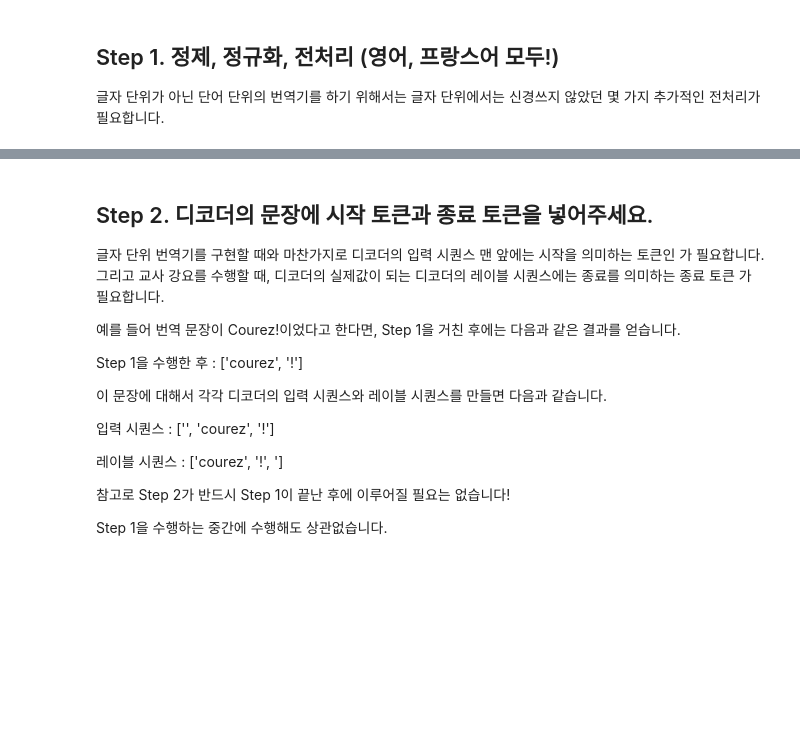
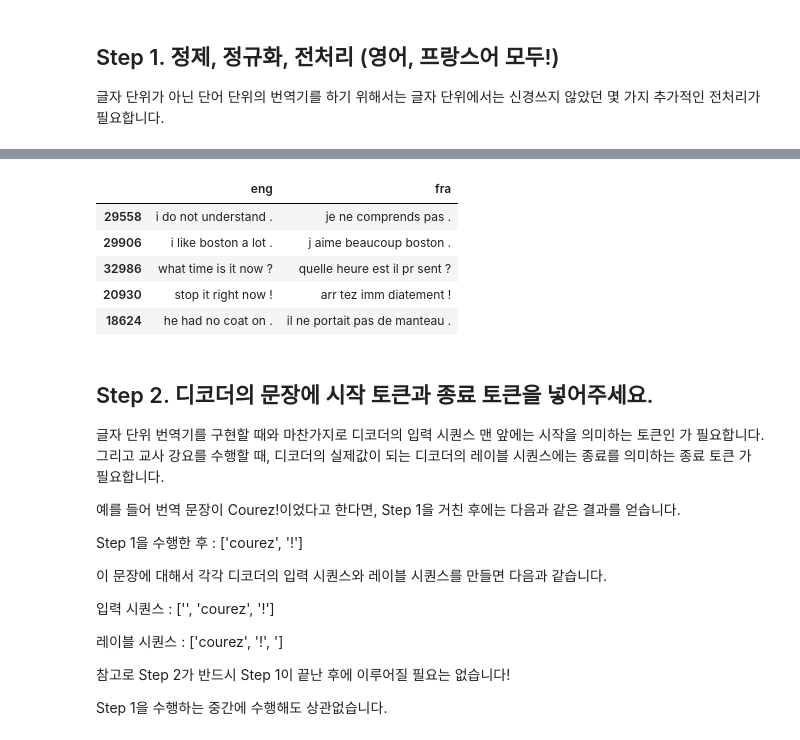
Before and after one commit to YesicaKim/E15_translator_seq2seq, a Jupyter notebook: E15_translator_seq2seq.ipynb, the cells around one changed output, grey strips where cells are left out. Drawn from its saved outputs; the diff is of its cells as text; code cells hidden in the pictures; blank space fills up the shorter version.

```diff
--- a/E15_translator_seq2seq.ipynb
+++ b/E15_translator_seq2seq.ipynb
@@ -497,8 +526,0 @@ lines.sample(5)
-# %%
-for idx, sentence in enumerate(raw_corpus):
-    if len(sentence) == 0: continue   # 길이가 0인 문장은 건너뜁니다.
-    if sentence[-1] == ":": continue  # 문장의 끝이 : 인 문장은 건너뜁니다.
-
-    if idx > 9: break   # 일단 문장 10개만 확인해 볼 겁니다.
-
-    print(sentence)
@@ -521,17 +526,0 @@ print(preprocess_sentence("This @_is ;;;sample        sentence."))   # 이 문
-# %%
-corpus = []
-
-for sentence in raw_corpus:
-    if len(sentence) == 0: continue
-    if sentence[-1] == ":": continue
-
-    corpus.append(preprocess_sentence(sentence))
-
-corpus[:10]
-# %%
-# 시작 토큰과 종료 토큰 추가
-sos_token = '\t'
-eos_token = '\n'
-lines.fra = lines.fra.apply(lambda x : '\t '+ x + ' \n')
-print('전체 샘플의 수 :',len(lines))
-lines.sample(5)
@@ -552,3 +536,29 @@ lines.sample(5)
+# %%
+import re                  # 정규표현식을 위한 Regex 지원 모듈 (문장 데이터를 정돈하기 위해)
+
+def preprocess_sentence(sentence) :
+
+    # 전처리 부분
+
+    # 구두점을 단어와 분리를 시켜본다
+    sentence = re.sub(r"([?.!,¿])", r" \1 ", sentence)        # 패턴의 특수문자를 만나면 특수문자 양쪽에 공백을 추가
+    sentence = re.sub(r"[^a-zA-Z!.?]+", r" ", sentence)       # 소문자, 대문자 알파벳, 구분자를 제외한 문자 공백으로 치환
+    sentence = re.sub(r"\s+", r" ", sentence)                 # 여러 공백문자들을 하나의 공백으로 치환
+
+    sentence = sentence.lower()                               # 모두 소문자로 변환
+
+    return sentence
+
+lines.eng = lines.eng.apply(lambda x : preprocess_sentence(x))
+lines.fra = lines.fra.apply(lambda x : preprocess_sentence(x))
+lines.sample(5)
+# %% [output]
+|  | eng | fra |
+| 29558 | i do not understand . | je ne comprends pas . |
+| 29906 | i like boston a lot . | j aime beaucoup boston . |
+| 32986 | what time is it now ? | quelle heure est il pr sent ? |
+| 20930 | stop it right now ! | arr tez imm diatement ! |
+| 18624 | he had no coat on . | il ne portait pas de manteau . |
 # %% [markdown]
 ## Step 2. 디코더의 문장에 시작 토큰과 종료 토큰을 넣어주세요.
 
```
Also changed, not shown: parts of 56 cells of this notebook, 1 other file.
